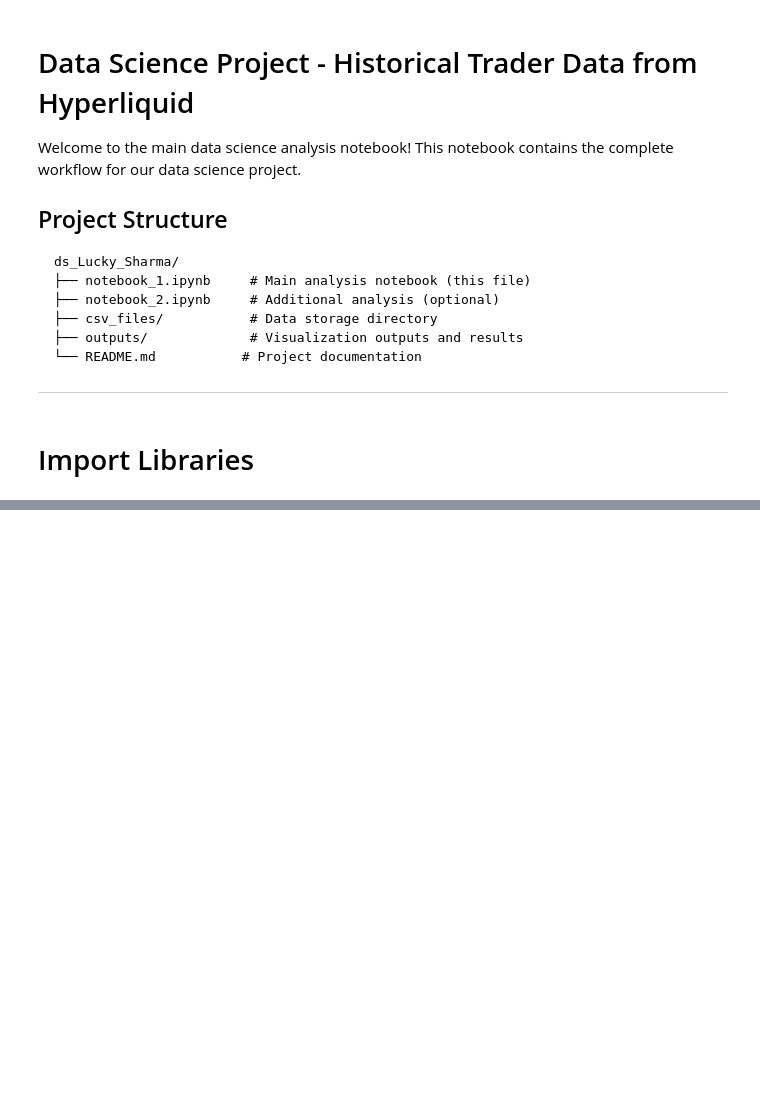
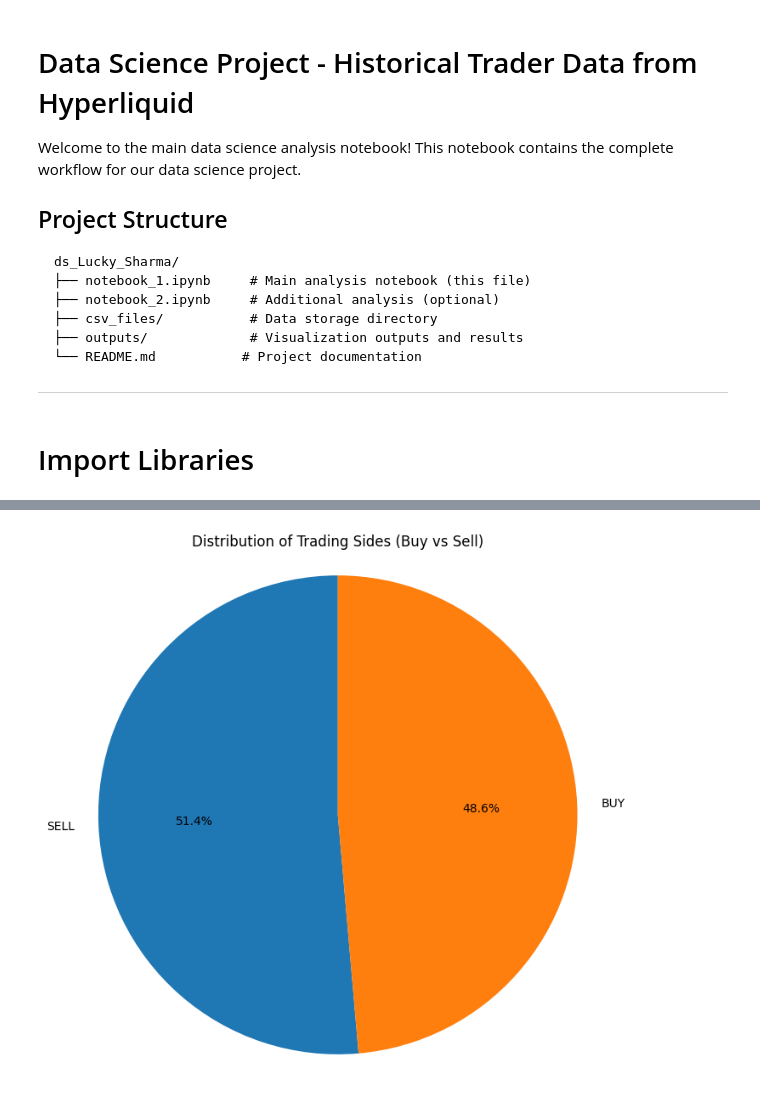
Before and after one commit to itsluckysharma01/ds_Lucky_Sharma, a Jupyter notebook: notebook_2(Historical_Trader_Data_from_Hyperliquid).ipynb, the cells around one changed output, grey strips where cells are left out. Drawn from its saved outputs; the diff is of its cells as text; code cells hidden in the pictures; blank space fills up the shorter version.

```diff
--- a/notebook_2(Historical_Trader_Data_from_Hyperliquid).ipynb
+++ b/notebook_2(Historical_Trader_Data_from_Hyperliquid).ipynb
@@ -40,0 +202,10 @@ df.head(10)
+# %%
+# Pie chart for trading sides (Buy vs Sell)
+plt.figure(figsize=(8, 8))
+side_counts = df['Side'].value_counts()
+plt.pie(side_counts.values, labels=side_counts.index, autopct='%1.1f%%', startangle=90)
+plt.title('Distribution of Trading Sides (Buy vs Sell)')
+plt.axis('equal')
+plt.show()
+# %% [output]
+[figure, added]
```
Also changed, not shown: parts of 33 cells of this notebook, 2 other files.
